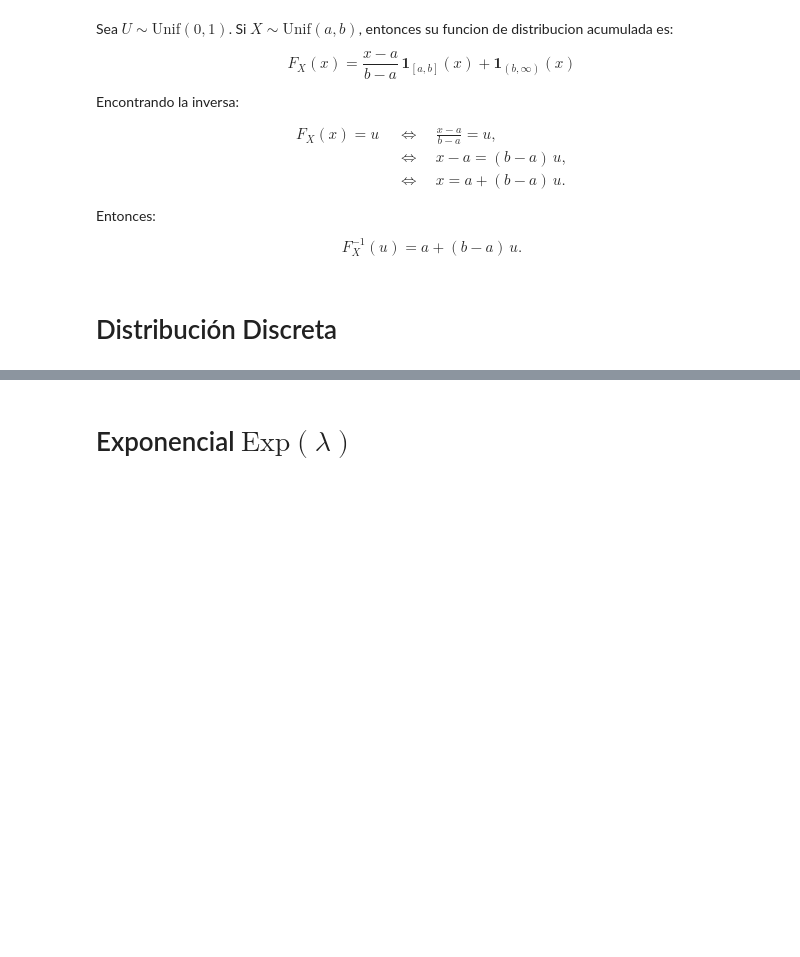
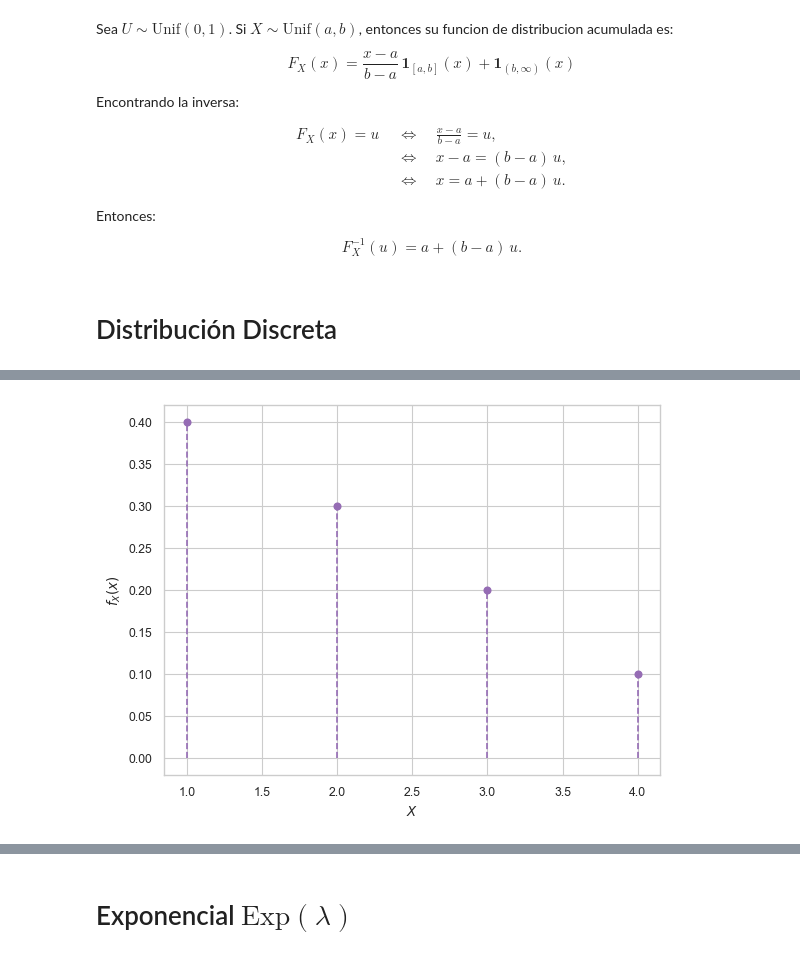
Before and after one commit to heritaco/Simulacion-Estocastica, a Jupyter notebook: 01 Generacion de Variables Aleatorias/02 Metodo de la Transformada Inversa/actividad/notebook.ipynb, the cells around one changed output, grey strips where cells are left out. Drawn from its saved outputs; the diff is of its cells as text; code cells hidden in the pictures; blank space fills up the shorter version.

```diff
--- a/01 Generacion de Variables Aleatorias/02 Metodo de la Transformada Inversa/actividad/notebook.ipynb
+++ b/01 Generacion de Variables Aleatorias/02 Metodo de la Transformada Inversa/actividad/notebook.ipynb
@@ -75,2 +64,11 @@ Con $U\sim\mathrm{Unif}(0,1)$, $X:=F_X^{-1}(U)$ genera exactamente esa distribuc
 # %%
-# TODO: implementa aquí
+x_vals = [1, 2, 3, 4]
+pmf = [0.4, 0.3, 0.2, 0.1]
+
+plt.vlines(x_vals, 0, pmf, linestyles='--')
+plt.plot(x_vals, pmf, 'o')
+plt.xlabel('$X$')
+plt.ylabel('$f_X(x)$')
+plt.show()
+# %% [output]
+[figure, added]
```
Also changed, not shown: parts of 52 cells of this notebook.
